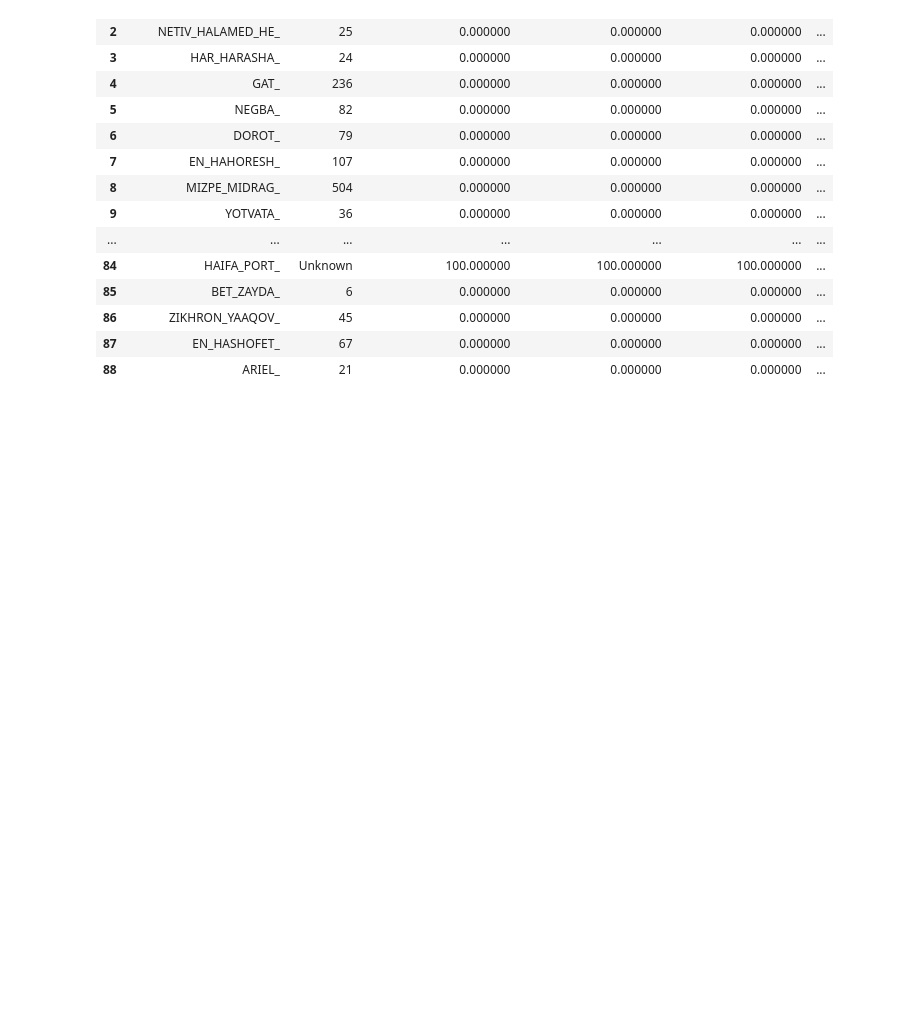
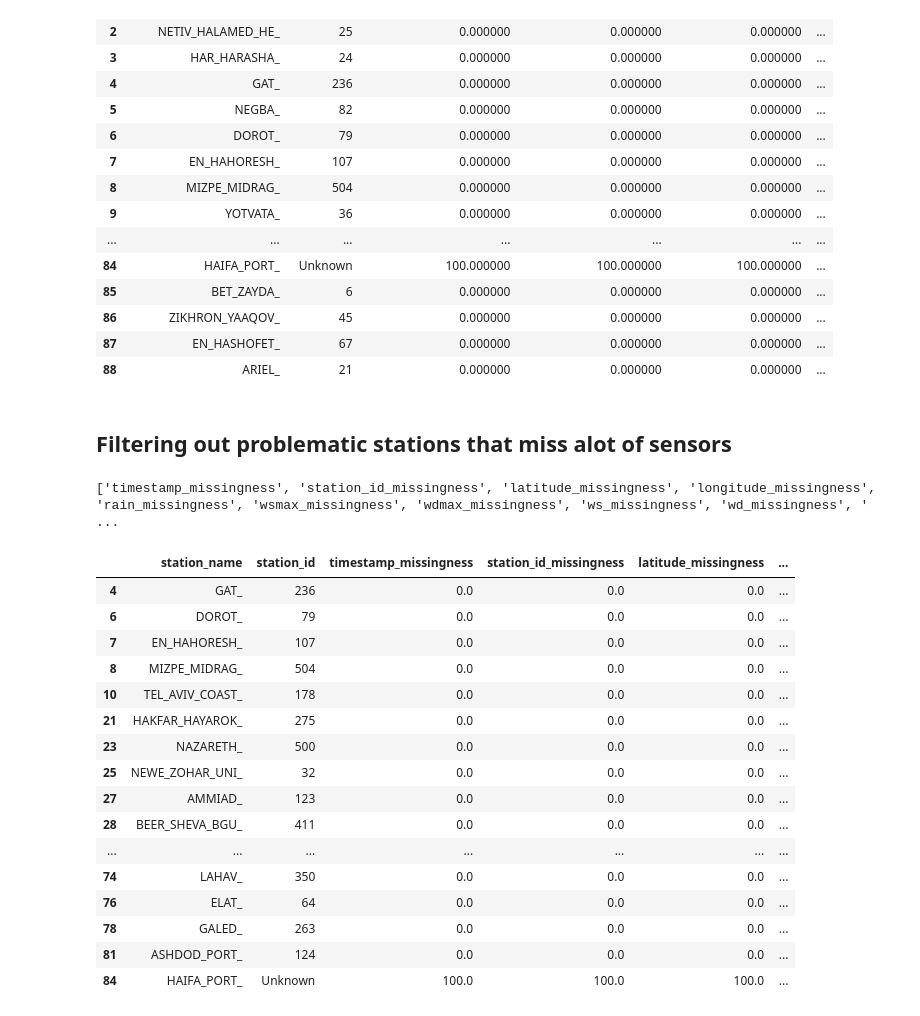
Before and after one commit to jadosh123/SparseData-AI-Precipitation-Forecasting, a Jupyter notebook: src/weather_engine/data_inspection.ipynb, the cells around one changed output. Cells and saved outputs as stored; diff of their text form; code cells hidden in the pictures; blank space fills up the shorter version.

```diff
--- a/src/weather_engine/data_inspection.ipynb
+++ b/src/weather_engine/data_inspection.ipynb
@@ -5,7 +5,7 @@ import pandas as pd
 from pathlib import Path
 from weather_engine import utils as ut
 
-def get_missingness_report(df: pd.DataFrame, filepath: Path):
+def get_missingness_report(df: pd.DataFrame, file_path: Path):
     """
     Calculates missingness percentage for specific features and returns a summary row.
     """
@@ -79,3 +79,40 @@ Found 89 files. Starting cyclic processing...
 | 86 | ZIKHRON_YAAQOV_ | 45 | 0.000000 | 0.000000 | 0.000000 | ... |
 | 87 | EN_HASHOFET_ | 67 | 0.000000 | 0.000000 | 0.000000 | ... |
 | 88 | ARIEL_ | 21 | 0.000000 | 0.000000 | 0.000000 | ... |
+# %% [markdown]
+## Filtering out problematic stations that miss alot of sensors
+# %%
+cols_to_check = [c for c in final_report_df.columns if c.endswith('_missingness')]
+cols_to_check.remove('elevation_missingness')
+
+print(cols_to_check)
+
+stations_to_leave = []
+
+for idx, row in final_report_df.iterrows():
+    for col in cols_to_check:
+        if row[col] >= 30.0:
+            stations_to_leave.append(row['station_id'])
+            break
+
+df_bad_stations = final_report_df[final_report_df['station_id'].isin(stations_to_leave)]
+df_bad_stations
+# %% [output]
+['timestamp_missingness', 'station_id_missingness', 'latitude_missingness', 'longitude_missingness', 'rain_missingness', 'wsmax_missingness', 'wdmax_missingness', 'ws_missingness', 'wd_missingness', ' ...
+|  | station_name | station_id | timestamp_missingness | station_id_missingness | latitude_missingness | ... |
+| 4 | GAT_ | 236 | 0.0 | 0.0 | 0.0 | ... |
+| 6 | DOROT_ | 79 | 0.0 | 0.0 | 0.0 | ... |
+| 7 | EN_HAHORESH_ | 107 | 0.0 | 0.0 | 0.0 | ... |
+| 8 | MIZPE_MIDRAG_ | 504 | 0.0 | 0.0 | 0.0 | ... |
+| 10 | TEL_AVIV_COAST_ | 178 | 0.0 | 0.0 | 0.0 | ... |
+| 21 | HAKFAR_HAYAROK_ | 275 | 0.0 | 0.0 | 0.0 | ... |
+| 23 | NAZARETH_ | 500 | 0.0 | 0.0 | 0.0 | ... |
+| 25 | NEWE_ZOHAR_UNI_ | 32 | 0.0 | 0.0 | 0.0 | ... |
+| 27 | AMMIAD_ | 123 | 0.0 | 0.0 | 0.0 | ... |
+| 28 | BEER_SHEVA_BGU_ | 411 | 0.0 | 0.0 | 0.0 | ... |
+| ... | ... | ... | ... | ... | ... | ... |
+| 74 | LAHAV_ | 350 | 0.0 | 0.0 | 0.0 | ... |
+| 76 | ELAT_ | 64 | 0.0 | 0.0 | 0.0 | ... |
+| 78 | GALED_ | 263 | 0.0 | 0.0 | 0.0 | ... |
+| 81 | ASHDOD_PORT_ | 124 | 0.0 | 0.0 | 0.0 | ... |
+| 84 | HAIFA_PORT_ | Unknown | 100.0 | 100.0 | 100.0 | ... |
```
Also changed, not shown: parts of 1 cell of this notebook, 3 other files.
